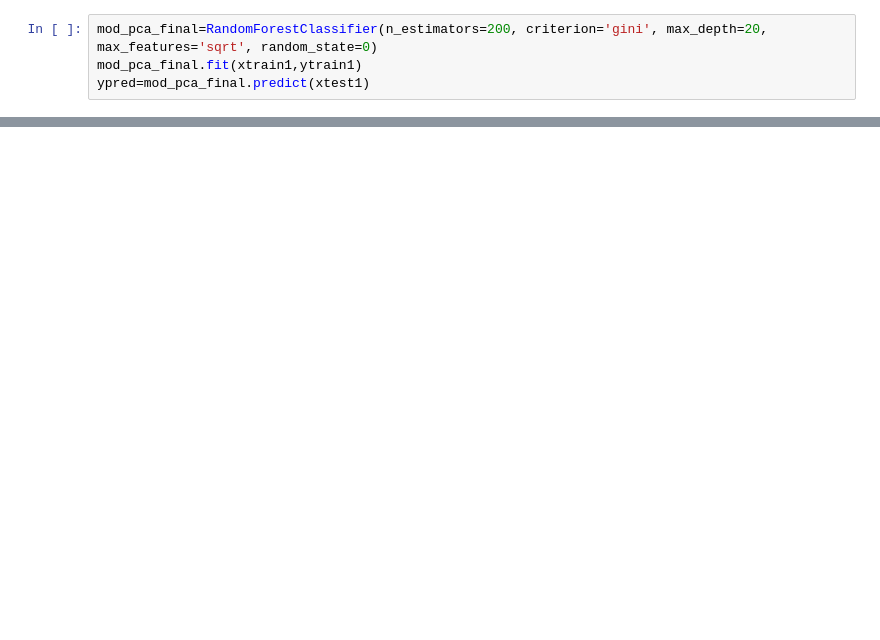
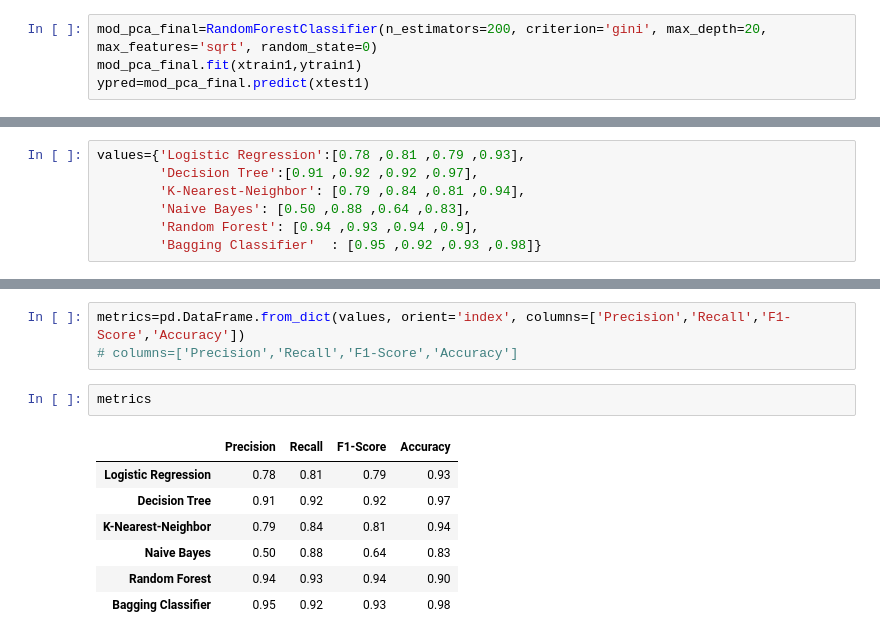
Before and after one commit to santhoshraj10/Predicting-Revenue-Generating-Customers-using-Google-Analytics-data, a Jupyter notebook: Capstone_Google_colab.ipynb, the cells around one changed output, grey strips where cells are left out. Saved outputs shown, nothing was run; the diff lists cells and outputs as text; blank space fills up the shorter version.

```diff
--- a/Capstone_Google_colab.ipynb
+++ b/Capstone_Google_colab.ipynb
@@ -812,0 +1945,7 @@ print(confusion_matrix(ytest1,ypred))
+# %%
+values={'Logistic Regression':[0.78 ,0.81 ,0.79 ,0.93],
+        'Decision Tree':[0.91 ,0.92 ,0.92 ,0.97],
+        'K-Nearest-Neighbor': [0.79 ,0.84 ,0.81 ,0.94],
+        'Naive Bayes': [0.50 ,0.88 ,0.64 ,0.83],
+        'Random Forest': [0.94 ,0.93 ,0.94 ,0.9],
+        'Bagging Classifier'  : [0.95 ,0.92 ,0.93 ,0.98]}
@@ -812,0 +1961,13 @@ print(confusion_matrix(ytest1,ypred))
+# %%
+metrics=pd.DataFrame.from_dict(values, orient='index', columns=['Precision','Recall','F1-Score','Accuracy'])
+# columns=['Precision','Recall','F1-Score','Accuracy']
+# %%
+metrics
+# %% [output]
+|  | Precision | Recall | F1-Score | Accuracy |
+| Logistic Regression | 0.78 | 0.81 | 0.79 | 0.93 |
+| Decision Tree | 0.91 | 0.92 | 0.92 | 0.97 |
+| K-Nearest-Neighbor | 0.79 | 0.84 | 0.81 | 0.94 |
+| Naive Bayes | 0.50 | 0.88 | 0.64 | 0.83 |
+| Random Forest | 0.94 | 0.93 | 0.94 | 0.90 |
+| Bagging Classifier | 0.95 | 0.92 | 0.93 | 0.98 |
```
Also changed, not shown: parts of 152 cells of this notebook.
